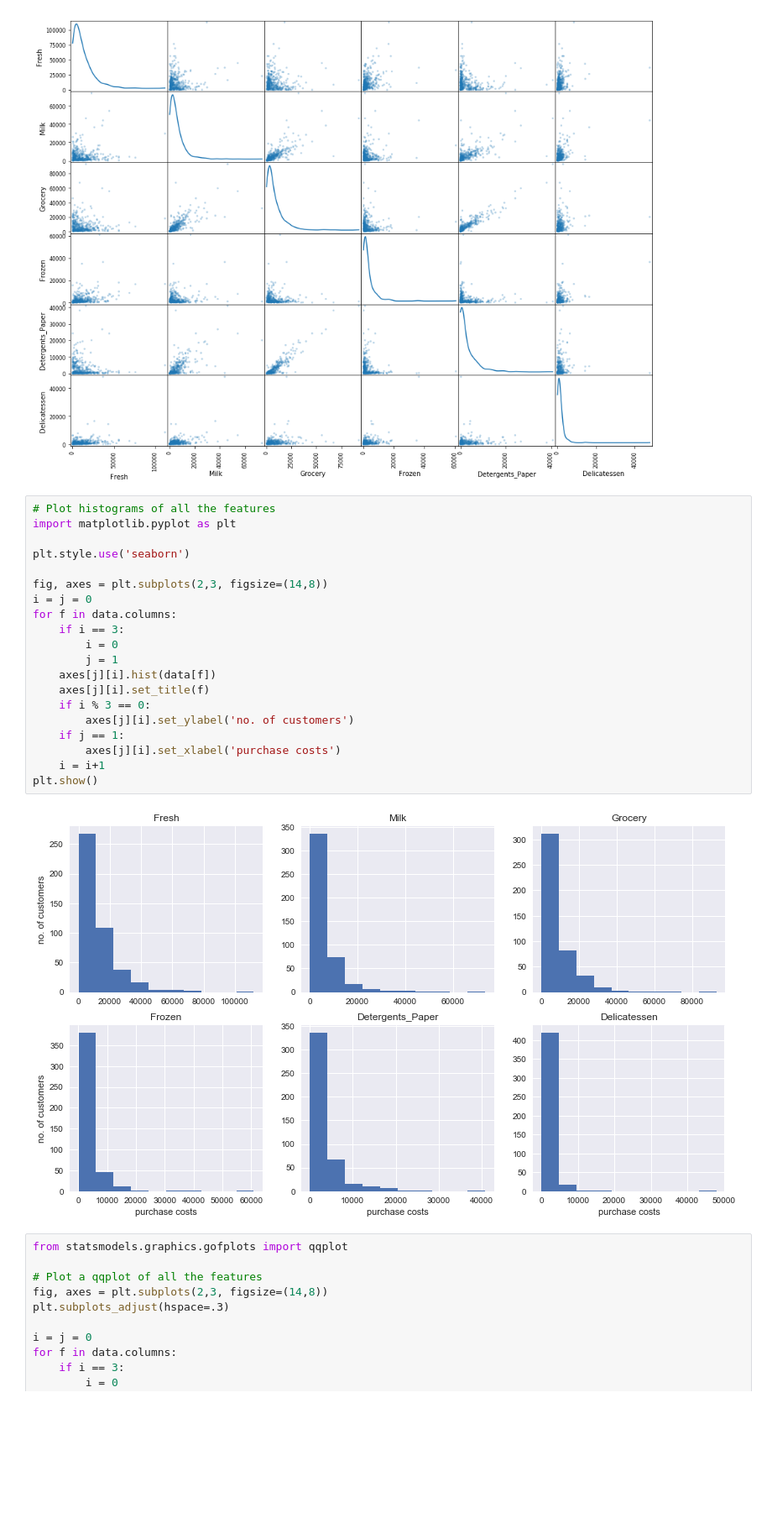
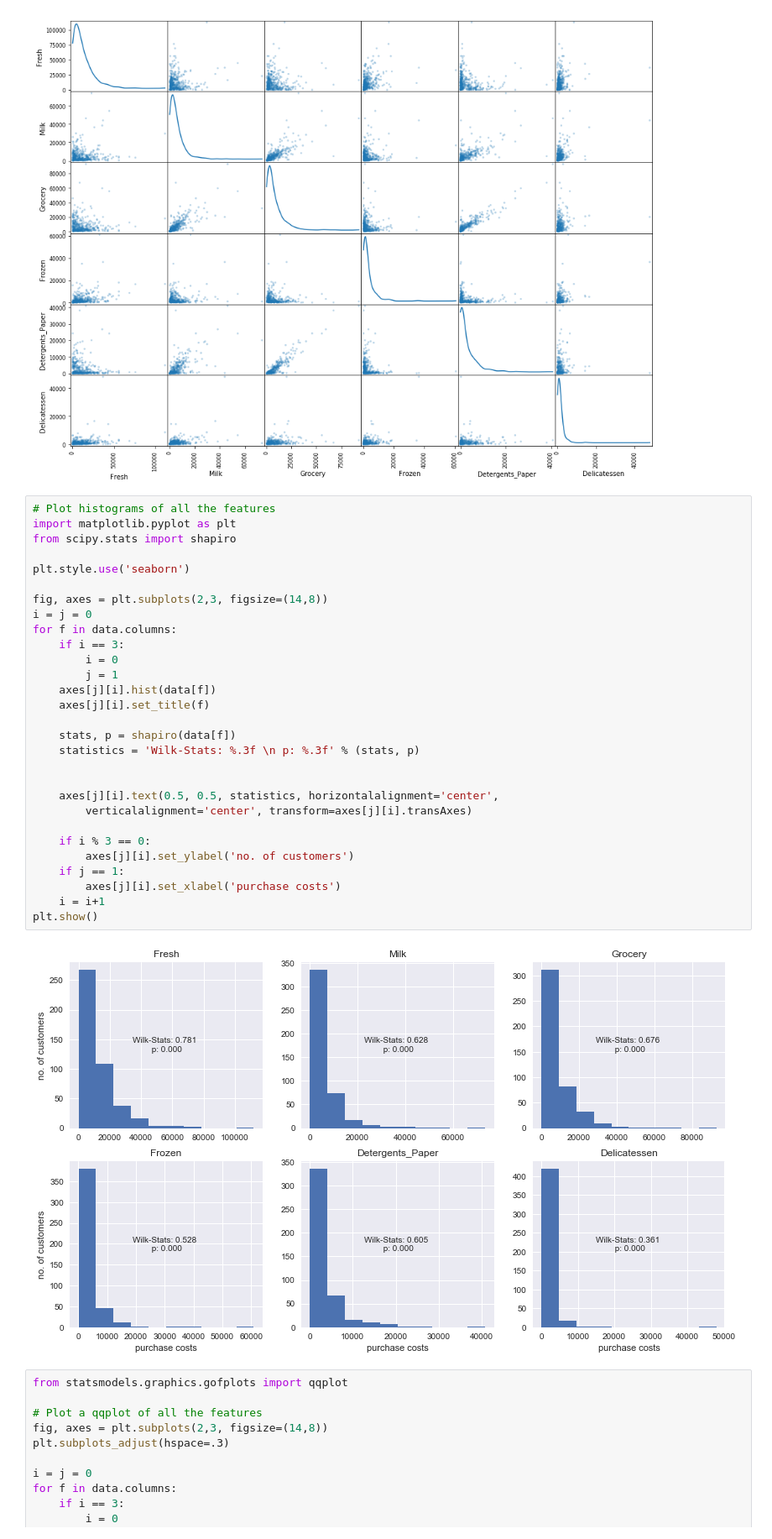
Before and after one commit to huli/mlnd, a Jupyter notebook: customer_segments/customer_segments.ipynb, the cells around one changed output. Shown at 84% size. Cells and saved outputs as stored; diff of their text form; blank space fills up the shorter version.

Commit message:
Added wilk stats.

```diff
--- a/customer_segments/customer_segments.ipynb
+++ b/customer_segments/customer_segments.ipynb
@@ -147,25 +147,34 @@ pd.plotting.scatter_matrix(data, alpha = 0.3, figsize = (16,12), diagonal = 'kde
 # %%
 # Plot histograms of all the features
 import matplotlib.pyplot as plt
+from scipy.stats import shapiro
 
 plt.style.use('seaborn')
 
 fig, axes = plt.subplots(2,3, figsize=(14,8))
 i = j = 0
 for f in data.columns:
     if i == 3:
         i = 0
         j = 1
     axes[j][i].hist(data[f])
     axes[j][i].set_title(f)
+
+    stats, p = shapiro(data[f])
+    statistics = 'Wilk-Stats: %.3f \n p: %.3f' % (stats, p)
+
+
+    axes[j][i].text(0.5, 0.5, statistics, horizontalalignment='center',
+        verticalalignment='center', transform=axes[j][i].transAxes)
+
     if i % 3 == 0:
         axes[j][i].set_ylabel('no. of customers')
     if j == 1:
         axes[j][i].set_xlabel('purchase costs')
     i = i+1
 plt.show()
 # %% [output]
-[figure, old version]
+[figure, new version]
 # %%
 from statsmodels.graphics.gofplots import qqplot
 
```
